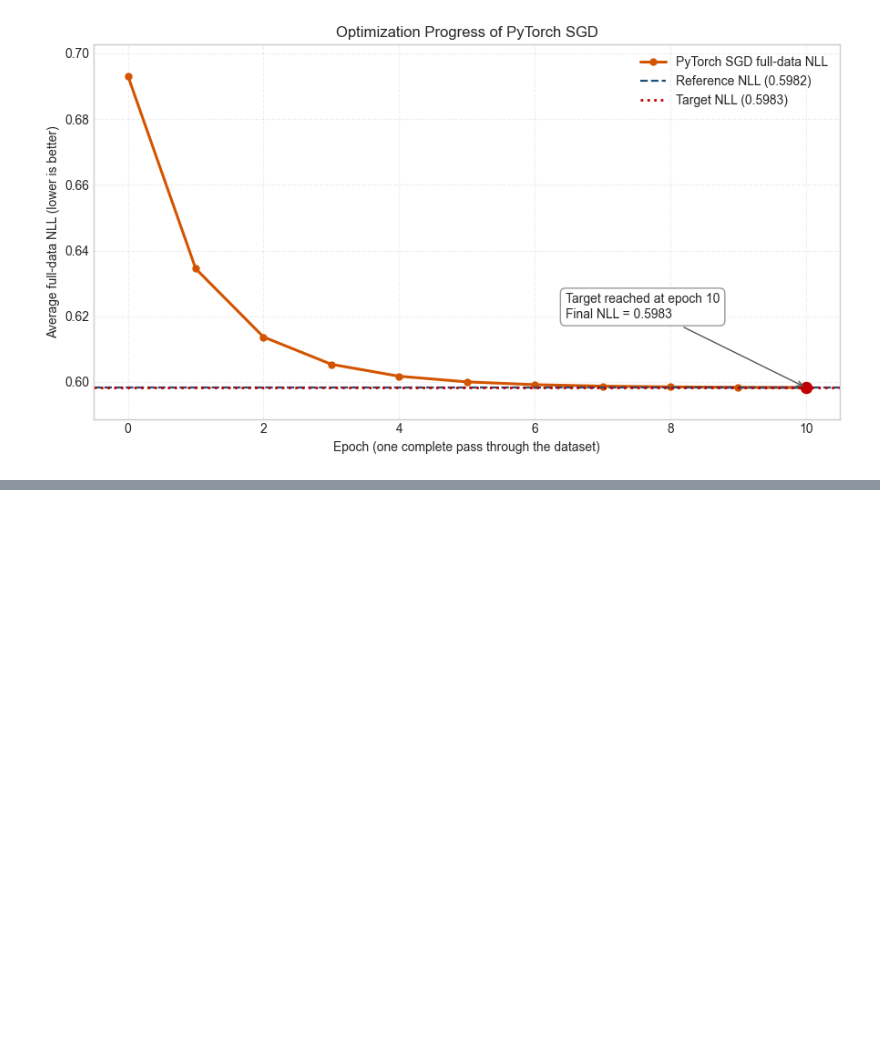
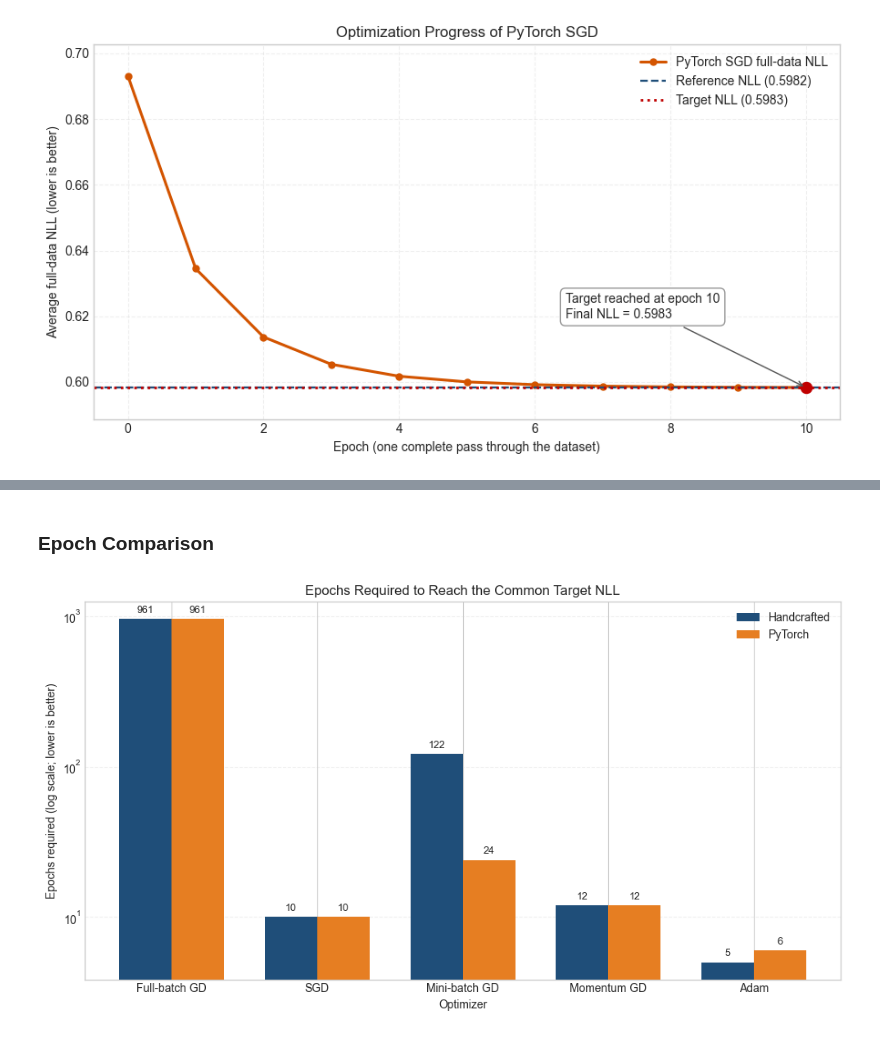
Before and after one commit to rbhdsks/Learning-from-Comparison-Data-Master-Thesis-Project-, a Jupyter notebook: notebooks/experiments/Bradley_Terry_Model/04_BradleyTerry_MLE_Optimizations.ipynb, the cells around one changed output, grey strips where cells are left out. Cells and saved outputs as stored; diff of their text form; code cells hidden in the pictures; blank space fills up the shorter version.

```diff
--- a/notebooks/experiments/Bradley_Terry_Model/04_BradleyTerry_MLE_Optimizations.ipynb
+++ b/notebooks/experiments/Bradley_Terry_Model/04_BradleyTerry_MLE_Optimizations.ipynb
@@ -1954,0 +2536,77 @@ optimize_with_pytorch_adam(number_of_items: int, comparisons: collections.abc.Se
+# %% [markdown]
+### Epoch Comparison
+# %%
+# Compare the epochs required by handcrafted and PyTorch optimizers.
+
+optimizer_order = [
+    "Full-batch GD",
+    "SGD",
+    "Mini-batch GD",
+    "Momentum GD",
+    "Adam",
+]
+
+epoch_plot_data = (
+    combined_comparison_table
+    .pivot(
+        index="Optimizer",
+        columns="Implementation",
+        values="Epochs",
+    )
+    .reindex(optimizer_order)
+)
+
+x_positions = np.arange(len(optimizer_order))
+bar_width = 0.36
+
+figure, axis = plt.subplots(figsize=(10, 5.5))
+
+handcrafted_bars = axis.bar(
+    x_positions - bar_width / 2,
+    epoch_plot_data["Handcrafted"],
+    width=bar_width,
+    color="#1F4E79",
+    label="Handcrafted",
+)
+
+pytorch_bars = axis.bar(
+    x_positions + bar_width / 2,
+    epoch_plot_data["PyTorch"],
+    width=bar_width,
+    color="#E67E22",
+    label="PyTorch",
+)
+
+axis.bar_label(
+    handcrafted_bars,
+    labels=[
+        f"{int(value):,}"
+        for value in epoch_plot_data["Handcrafted"]
+    ],
+    padding=3,
+    fontsize=9,
+)
+
+axis.bar_label(
+    pytorch_bars,
+    labels=[
+        f"{int(value):,}"
+        for value in epoch_plot_data["PyTorch"]
+    ],
+    padding=3,
+    fontsize=9,
+)
+
+axis.set_yscale("log")
+axis.set_xticks(x_positions)
+axis.set_xticklabels(optimizer_order)
+axis.set_xlabel("Optimizer")
+axis.set_ylabel("Epochs required (log scale; lower is better)")
+axis.set_title("Epochs Required to Reach the Common Target NLL")
+axis.legend()
+axis.grid(axis="y", linestyle="--", alpha=0.3)
+
+plt.tight_layout()
+plt.show()
+# %% [output]
+[figure, added]
```
Also changed, not shown: parts of 18 cells of this notebook.
